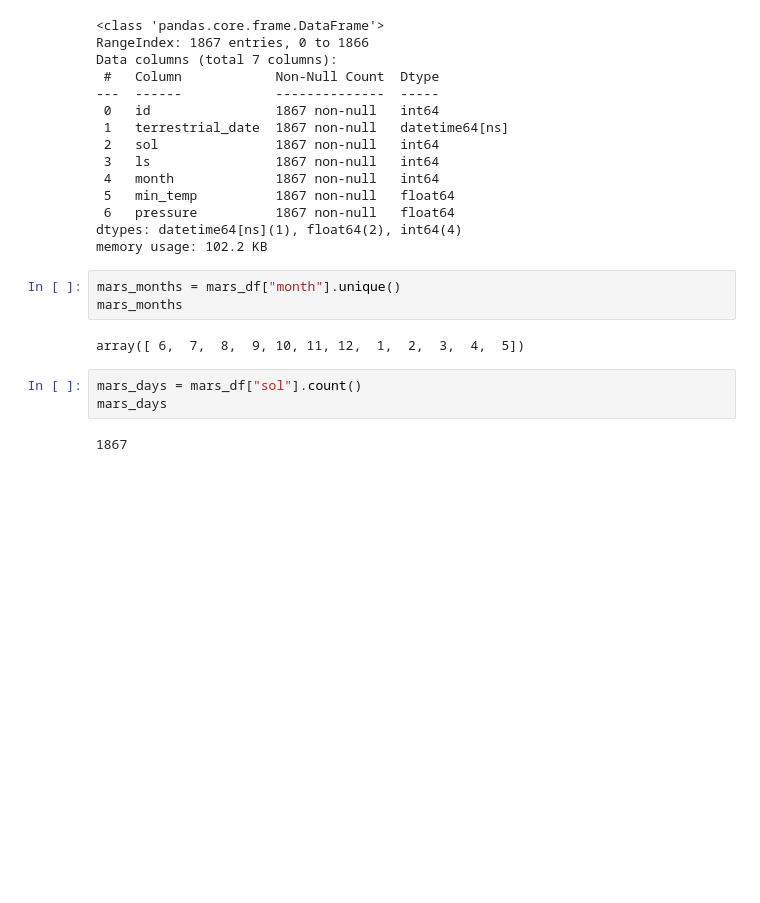
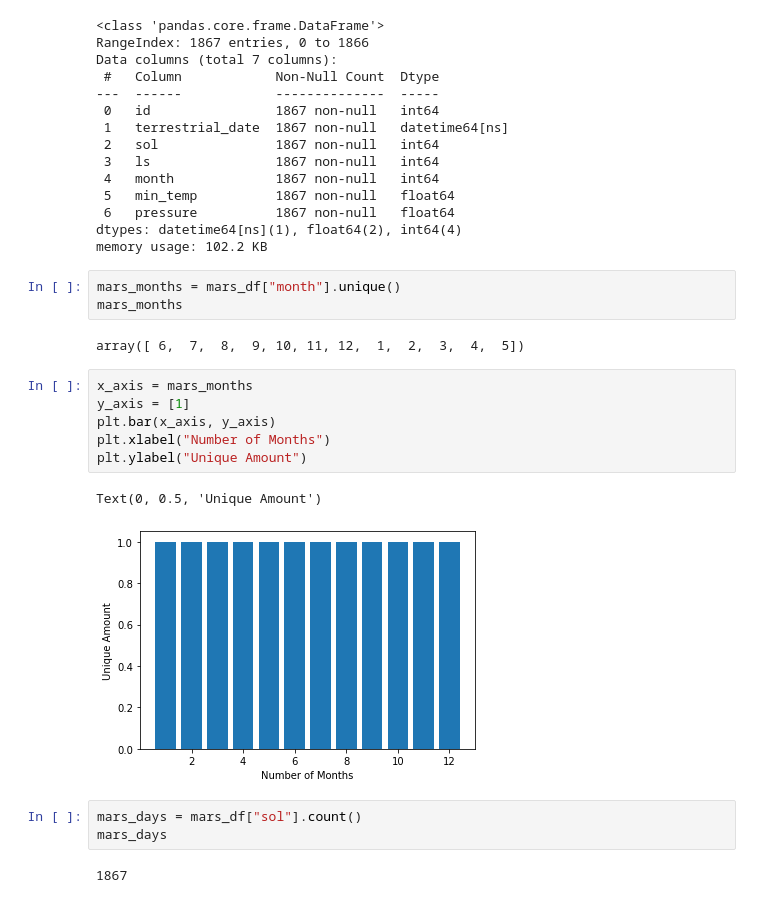
Before and after one commit to bdub99/Mars-Article-Scrape-Analysis, a Jupyter notebook: mars_data_challenge_part_2.ipynb, the cells around one changed output. Saved outputs shown, nothing was run; the diff lists cells and outputs as text; blank space fills up the shorter version.

```diff
--- a/mars_data_challenge_part_2.ipynb
+++ b/mars_data_challenge_part_2.ipynb
@@ -63,6 +64,15 @@ mars_months = mars_df["month"].unique()
 mars_months
 # %% [output]
 array([ 6,  7,  8,  9, 10, 11, 12,  1,  2,  3,  4,  5])
+# %%
+x_axis = mars_months
+y_axis = [1]
+plt.bar(x_axis, y_axis)
+plt.xlabel("Number of Months")
+plt.ylabel("Unique Amount")
+# %% [output]
+Text(0, 0.5, 'Unique Amount')
+[figure, added]
 # %%
 mars_days = mars_df["sol"].count()
 mars_days
```
Also changed, not shown: parts of 8 cells of this notebook.
